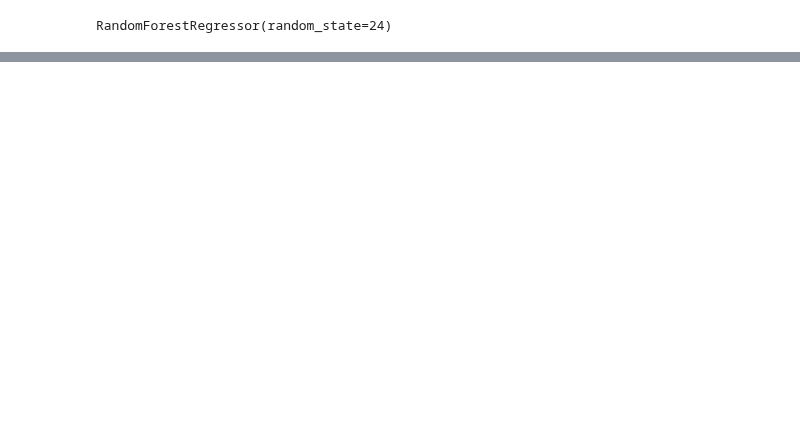
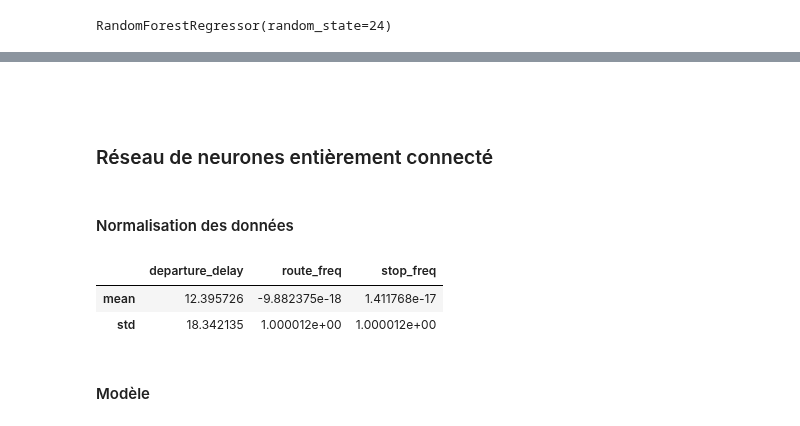
Before and after one commit to KylianSts/Perturbations_transport_public, a Jupyter notebook: Models_prediction_retard.ipynb, the cells around one changed output, grey strips where cells are left out. Cells and saved outputs as stored; diff of their text form; code cells hidden in the pictures; blank space fills up the shorter version.

```diff
--- a/Models_prediction_retard.ipynb
+++ b/Models_prediction_retard.ipynb
@@ -567,0 +605,4 @@ for feature, importance in importance_scores:
+# %% [markdown]
+##
+# %% [markdown]
+### Réseau de neurones entièrement connecté
@@ -567,0 +611,2 @@ for feature, importance in importance_scores:
+# %% [markdown]
+#### Normalisation des données
@@ -567,0 +617,8 @@ for feature, importance in importance_scores:
+# %%
+df_rf_rn.describe().loc[['mean', 'std']]
+# %% [output]
+|  | departure_delay | route_freq | stop_freq |
+| mean | 12.395726 | -9.882375e-18 | 1.411768e-17 |
+| std | 18.342135 | 1.000012e+00 | 1.000012e+00 |
+# %% [markdown]
+#### Modèle
```
Also changed, not shown: parts of 55 cells of this notebook.
